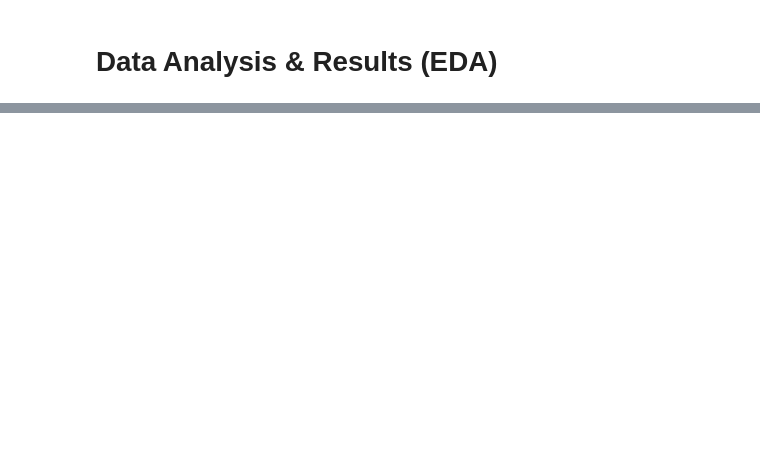
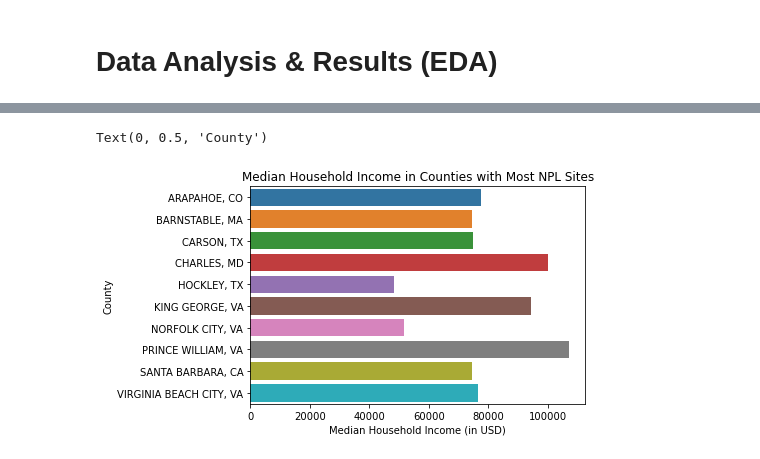
Before and after one commit to jeinuh/superfund-project, a Jupyter notebook: EDACheckpoint_group011.ipynb, the cells around one changed output, grey strips where cells are left out. Cells and saved outputs as stored; diff of their text form; code cells hidden in the pictures; blank space fills up the shorter version.

```diff
--- a/EDACheckpoint_group011.ipynb
+++ b/EDACheckpoint_group011.ipynb
@@ -144,0 +287,12 @@ Carry out EDA on your dataset(s); Describe in this section
+# %%
+mhi_bottom_df = mhi_df[mhi_df['county'].isin(bottom_10)]
+# %%
+ax = sns.barplot(x="median household income", y="county", data=mhi_bottom_df)
+
+# add title and axis labels (modify x-axis label)
+ax.set_title('Median Household Income in Counties with Most NPL Sites')
+ax.set_xlabel('Median Household Income (in USD)')
+ax.set_ylabel('County')
+# %% [output]
+Text(0, 0.5, 'County')
+[figure, added]
```
Also changed, not shown: parts of 24 cells of this notebook, 1 other file.
